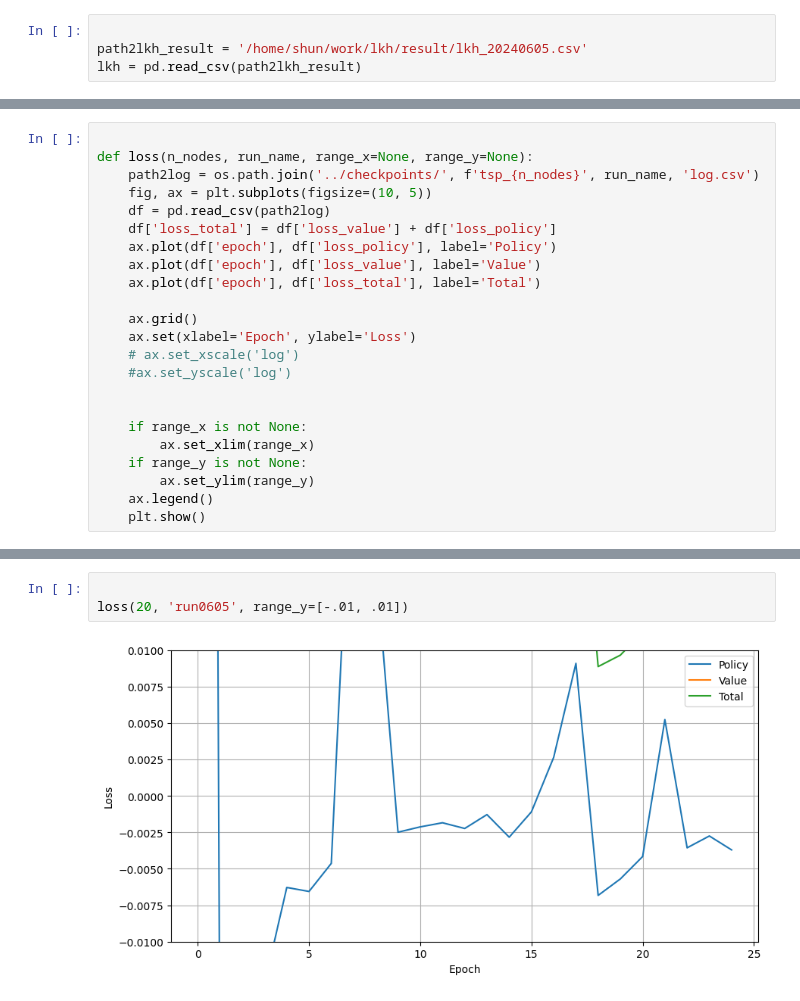
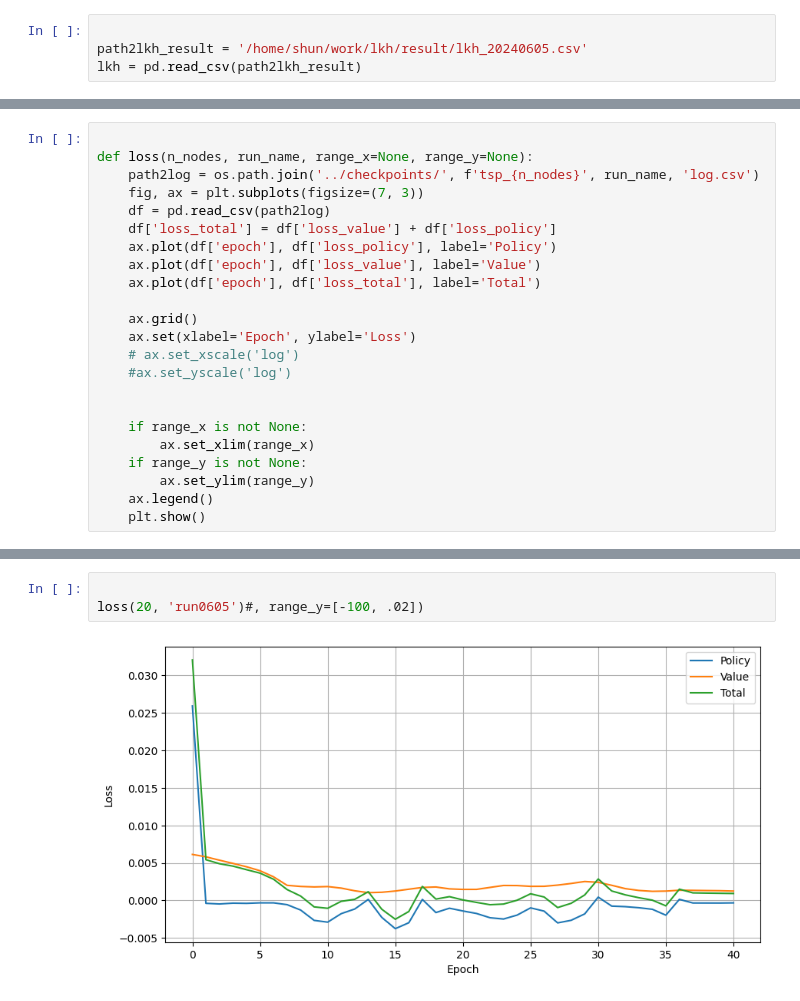
Before and after one commit to dmkn013/neural-tsp-solver-ppo, a Jupyter notebook: dev/AM-monitor.ipynb, the cells around one changed output, grey strips where cells are left out. Saved outputs shown, nothing was run; the diff lists cells and outputs as text.

```diff
--- a/dev/AM-monitor.ipynb
+++ b/dev/AM-monitor.ipynb
@@ -37,7 +37,7 @@ def curve(n_nodes, run_name, range_x=None, range_y=None):
 
 def loss(n_nodes, run_name, range_x=None, range_y=None):
     path2log = os.path.join('../checkpoints/', f'tsp_{n_nodes}', run_name, 'log.csv')
-    fig, ax = plt.subplots(figsize=(10, 5))
+    fig, ax = plt.subplots(figsize=(7, 3))
     df = pd.read_csv(path2log)
     df['loss_total'] = df['loss_value'] + df['loss_policy']
     ax.plot(df['epoch'], df['loss_policy'], label='Policy')
@@ -66,5 +93,5 @@ curve(n_nodes, 'run0605')
 # %%
 
-loss(20, 'run0605', range_y=[-.01, .01])
+loss(20, 'run0605')#, range_y=[-100, .02])
 # %% [output]
-[figure, old version]
+[figure, new version]
```
Also changed, not shown: parts of 7 cells of this notebook, 26 other files.
